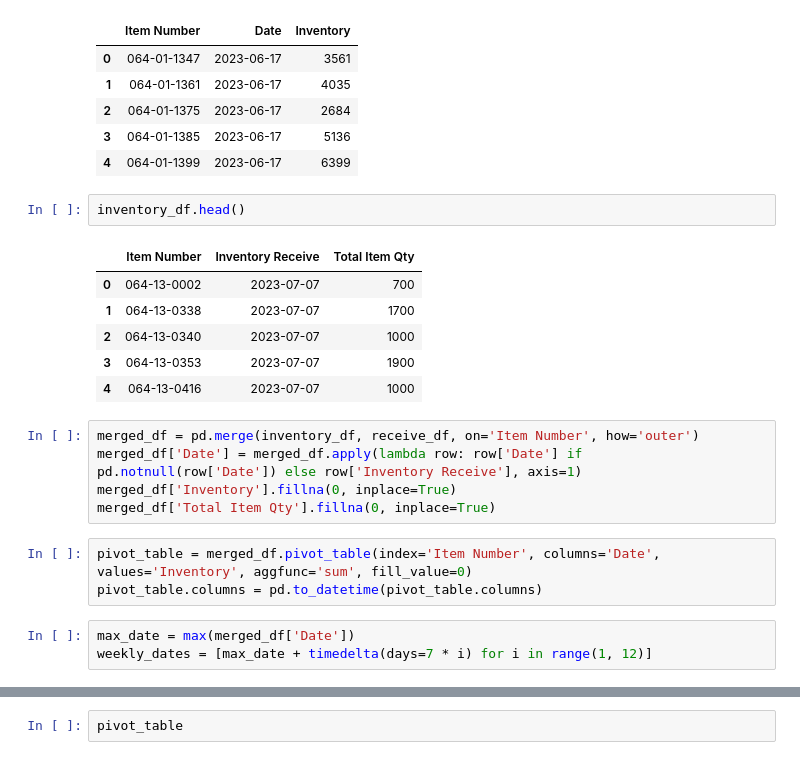
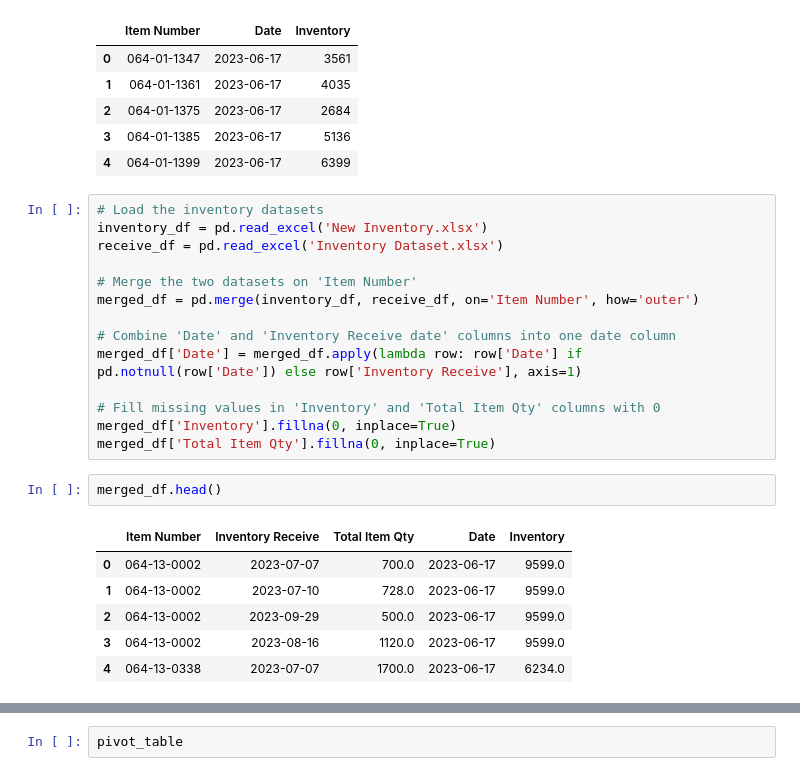
Before and after one commit to Shraddha2306/assignment, a Jupyter notebook: Assignment-CPoint5.ipynb, the cells around one changed output, grey strips where cells are left out. Drawn from its saved outputs; the diff is of its cells as text.

```diff
--- a/Assignment-CPoint5.ipynb
+++ b/Assignment-CPoint5.ipynb
@@ -13,23 +24,26 @@ receive_df.head()
 | 2 | 064-01-1375 | 2023-06-17 | 2684 |
 | 3 | 064-01-1385 | 2023-06-17 | 5136 |
 | 4 | 064-01-1399 | 2023-06-17 | 6399 |
+# %%
+# Load the inventory datasets
+inventory_df = pd.read_excel('New Inventory.xlsx')
+receive_df = pd.read_excel('Inventory Dataset.xlsx')
+
+# Merge the two datasets on 'Item Number'
+merged_df = pd.merge(inventory_df, receive_df, on='Item Number', how='outer')
+
+# Combine 'Date' and 'Inventory Receive date' columns into one date column
+merged_df['Date'] = merged_df.apply(lambda row: row['Date'] if pd.notnull(row['Date']) else row['Inventory Receive'], axis=1)
+
+# Fill missing values in 'Inventory' and 'Total Item Qty' columns with 0
+merged_df['Inventory'].fillna(0, inplace=True)
+merged_df['Total Item Qty'].fillna(0, inplace=True)
 # %%
-inventory_df.head()
+merged_df.head()
 # %% [output]
-|  | Item Number | Inventory Receive | Total Item Qty |
-| 0 | 064-13-0002 | 2023-07-07 | 700 |
-| 1 | 064-13-0338 | 2023-07-07 | 1700 |
-| 2 | 064-13-0340 | 2023-07-07 | 1000 |
-| 3 | 064-13-0353 | 2023-07-07 | 1900 |
-| 4 | 064-13-0416 | 2023-07-07 | 1000 |
+|  | Item Number | Inventory Receive | Total Item Qty | Date | Inventory |
+| 0 | 064-13-0002 | 2023-07-07 | 700.0 | 2023-06-17 | 9599.0 |
+| 1 | 064-13-0002 | 2023-07-10 | 728.0 | 2023-06-17 | 9599.0 |
+| 2 | 064-13-0002 | 2023-09-29 | 500.0 | 2023-06-17 | 9599.0 |
+| 3 | 064-13-0002 | 2023-08-16 | 1120.0 | 2023-06-17 | 9599.0 |
+| 4 | 064-13-0338 | 2023-07-07 | 1700.0 | 2023-06-17 | 6234.0 |
-# %%
-merged_df = pd.merge(inventory_df, receive_df, on='Item Number', how='outer')
-merged_df['Date'] = merged_df.apply(lambda row: row['Date'] if pd.notnull(row['Date']) else row['Inventory Receive'], axis=1)
-merged_df['Inventory'].fillna(0, inplace=True)
-merged_df['Total Item Qty'].fillna(0, inplace=True)
-# %%
-pivot_table = merged_df.pivot_table(index='Item Number', columns='Date', values='Inventory', aggfunc='sum', fill_value=0)
-pivot_table.columns = pd.to_datetime(pivot_table.columns)
-# %%
-max_date = max(merged_df['Date'])
-weekly_dates = [max_date + timedelta(days=7 * i) for i in range(1, 12)]
```
Also changed, not shown: parts of 6 cells of this notebook.
